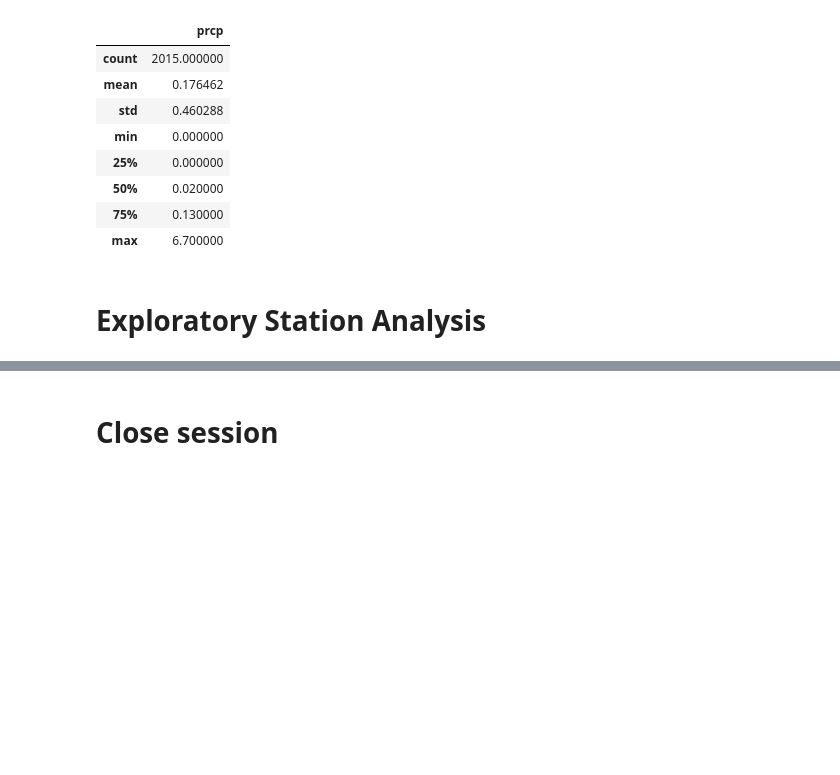
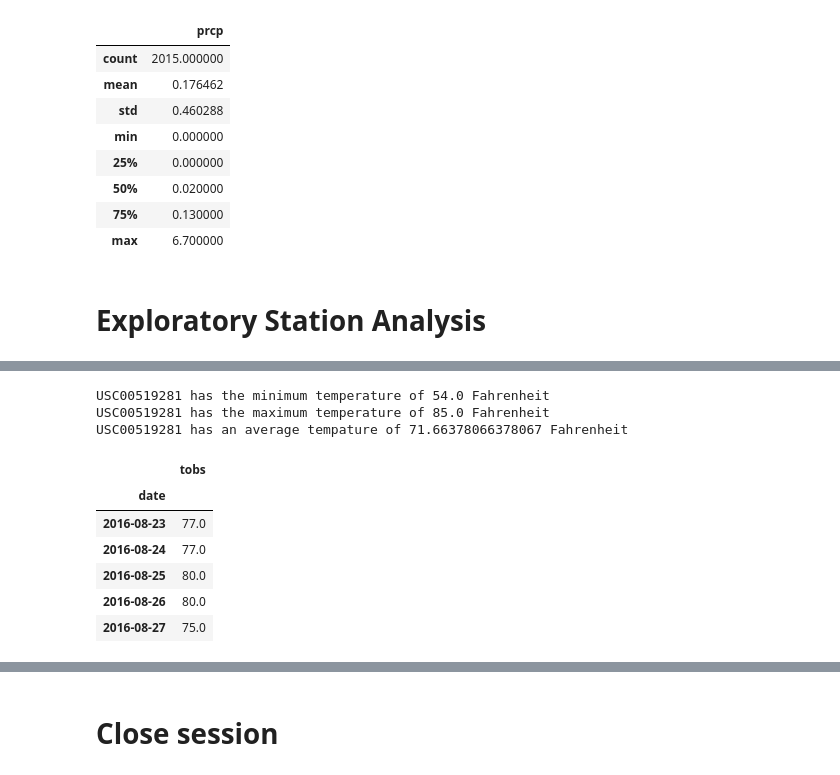
Before and after one commit to kenjyeh/sqlalchemy-challenge, a Jupyter notebook: climate.ipynb, the cells around one changed output, grey strips where cells are left out. Saved outputs shown, nothing was run; the diff lists cells and outputs as text; code cells hidden in the pictures; blank space fills up the shorter version.

```diff
--- a/climate.ipynb
+++ b/climate.ipynb
@@ -155,3 +174,16 @@ percip_q1_df.describe()
+# %%
+# Using the most active station id from the previous query, calculate the lowest, highest, and average temperature.
+most_active = 'USC00519281'
+
+summary_most_active = session.query(func.min(measurement.tobs), func.max(measurement.tobs), func.avg(measurement.tobs)).\
+    filter(measurement.station == most_active).all()
+print(f"{most_active} has the minimum temperature of {summary_most_active[0][0]} Fahrenheit")
+print(f"{most_active} has the maximum temperature of {summary_most_active[0][1]} Fahrenheit")
+print(f"{most_active} has an average tempature of {summary_most_active[0][2]} Fahrenheit")
+# %% [output]
+USC00519281 has the minimum temperature of 54.0 Fahrenheit
+USC00519281 has the maximum temperature of 85.0 Fahrenheit
+USC00519281 has an average tempature of 71.66378066378067 Fahrenheit
 # %%
 # Using the most active station id
 # Query the last 12 months of temperature observation data for this station and plot the results as a histogram
@@ -157,0 +192,15 @@ percip_q1_df.describe()
+# %%
+#load into dataframe
+active_annual_temp_df = pd.DataFrame(active_annual_temp)
+
+active_annual_temp_df = active_annual_temp_df.set_index("date")
+
+active_annual_temp_df.head()
+# %% [output]
+|  | tobs |
+| date |  |
+| 2016-08-23 | 77.0 |
+| 2016-08-24 | 77.0 |
+| 2016-08-25 | 80.0 |
+| 2016-08-26 | 80.0 |
+| 2016-08-27 | 75.0 |
```
Also changed, not shown: parts of 8 cells of this notebook.
